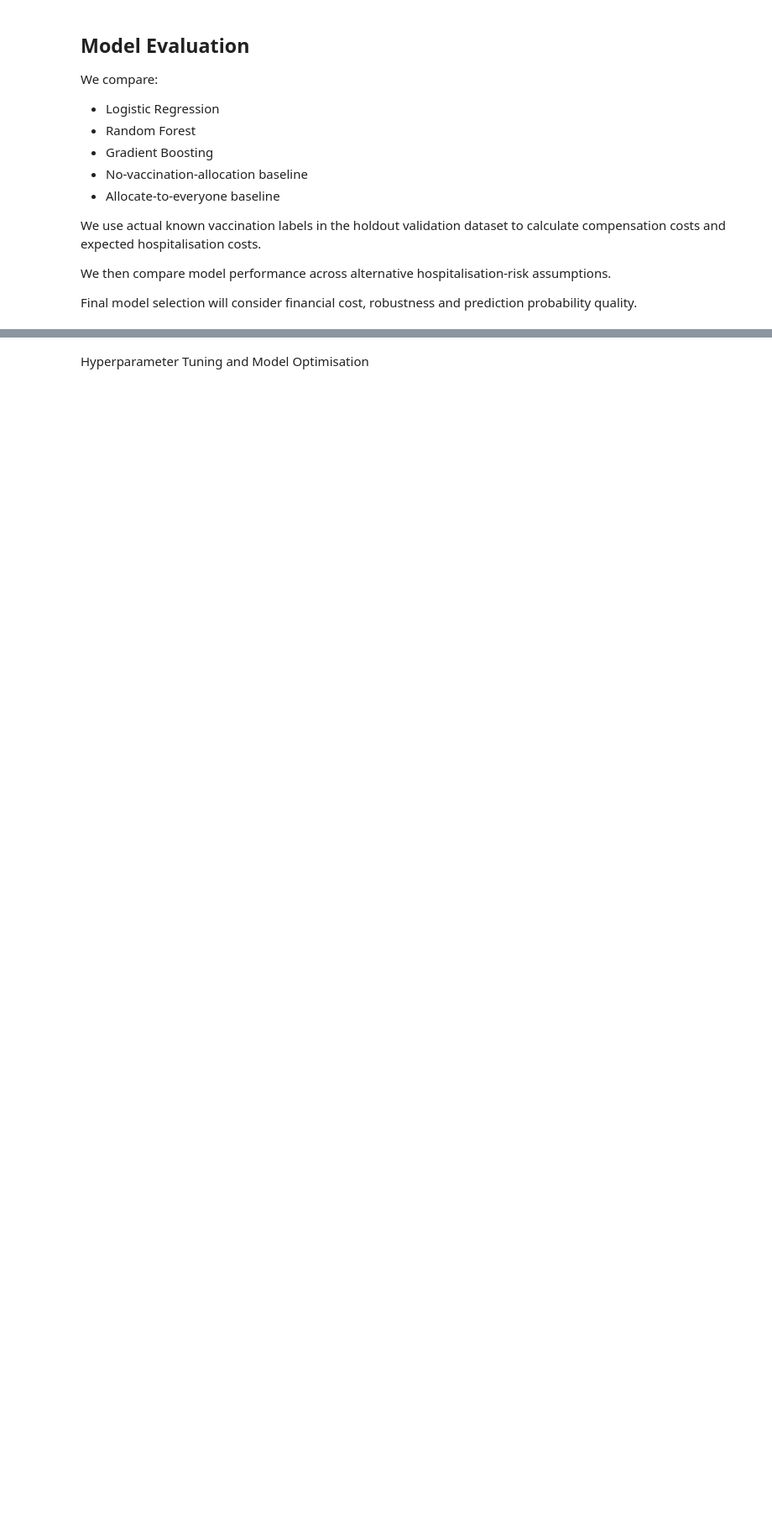
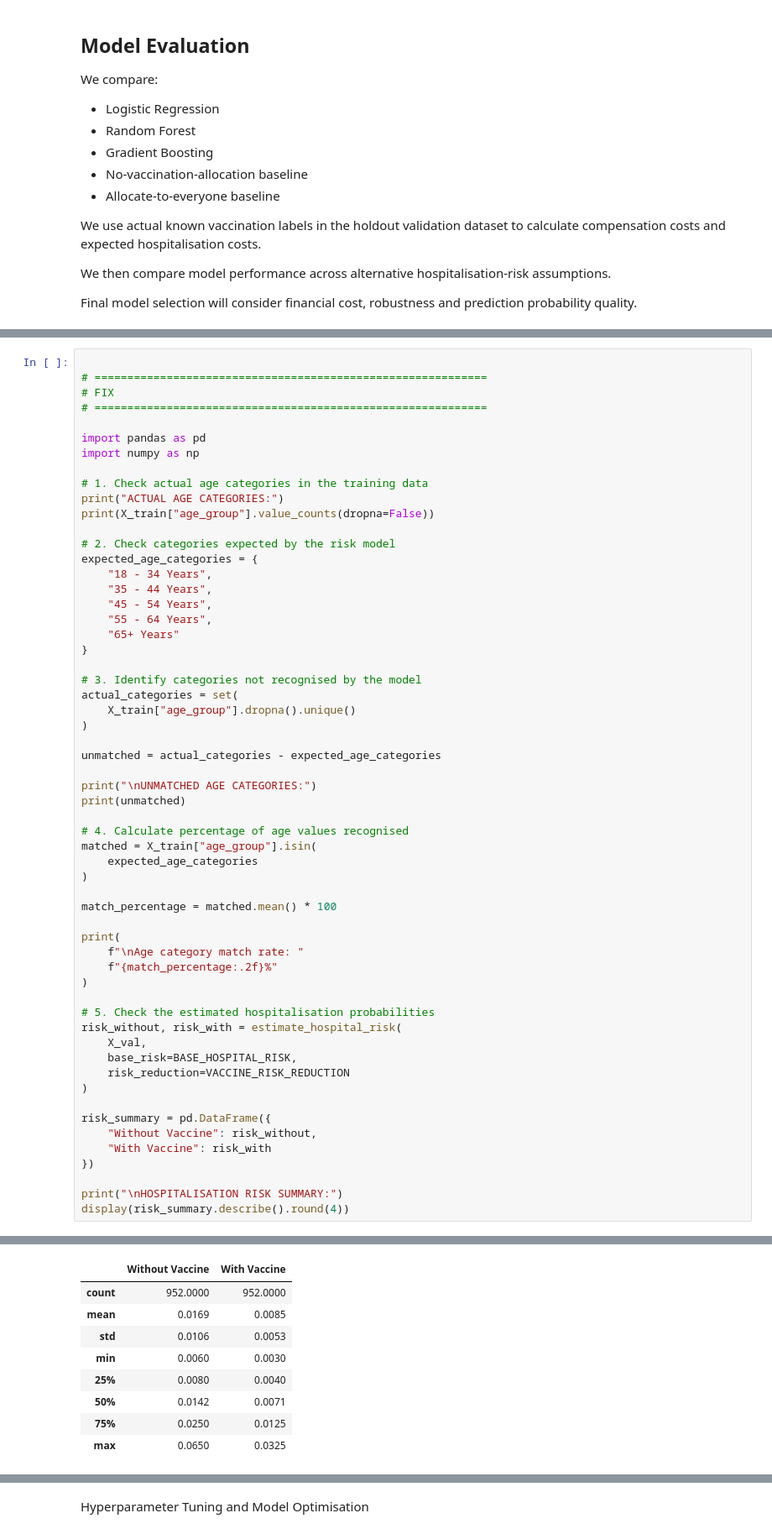
Before and after one commit to RMDS-G-GROUP/malik, a Jupyter notebook: H1N1_Vaccine_Challenge.ipynb, the cells around one changed output, grey strips where cells are left out. Shown at 84% size. Drawn from its saved outputs; the diff is of its cells as text; blank space fills up the shorter version.

```diff
--- a/H1N1_Vaccine_Challenge.ipynb
+++ b/H1N1_Vaccine_Challenge.ipynb
@@ -2108,0 +2014,59 @@ Financial results are ready for critical analysis.
+# %%
+
+# ============================================================
+# FIX
+# ============================================================
+
+import pandas as pd
+import numpy as np
+
+# 1. Check actual age categories in the training data
+print("ACTUAL AGE CATEGORIES:")
+print(X_train["age_group"].value_counts(dropna=False))
+
+# 2. Check categories expected by the risk model
+expected_age_categories = {
+    "18 - 34 Years",
+    "35 - 44 Years",
+    "45 - 54 Years",
+    "55 - 64 Years",
+    "65+ Years"
+}
+
+# 3. Identify categories not recognised by the model
+actual_categories = set(
+    X_train["age_group"].dropna().unique()
+)
+
+unmatched = actual_categories - expected_age_categories
+
+print("\nUNMATCHED AGE CATEGORIES:")
+print(unmatched)
+
+# 4. Calculate percentage of age values recognised
+matched = X_train["age_group"].isin(
+    expected_age_categories
+)
+
+match_percentage = matched.mean() * 100
+
+print(
+    f"\nAge category match rate: "
+    f"{match_percentage:.2f}%"
+)
+
+# 5. Check the estimated hospitalisation probabilities
+risk_without, risk_with = estimate_hospital_risk(
+    X_val,
+    base_risk=BASE_HOSPITAL_RISK,
+    risk_reduction=VACCINE_RISK_REDUCTION
+)
+
+risk_summary = pd.DataFrame({
+    "Without Vaccine": risk_without,
+    "With Vaccine": risk_with
+})
+
+print("\nHOSPITALISATION RISK SUMMARY:")
+display(risk_summary.describe().round(4))
+# %% [output]
@@ -2108,0 +2088,9 @@ Financial results are ready for critical analysis.
+|  | Without Vaccine | With Vaccine |
+| count | 952.0000 | 952.0000 |
+| mean | 0.0169 | 0.0085 |
+| std | 0.0106 | 0.0053 |
+| min | 0.0060 | 0.0030 |
+| 25% | 0.0080 | 0.0040 |
+| 50% | 0.0142 | 0.0071 |
+| 75% | 0.0250 | 0.0125 |
+| max | 0.0650 | 0.0325 |
```
Also changed, not shown: parts of 21 cells of this notebook, 1 other file.
